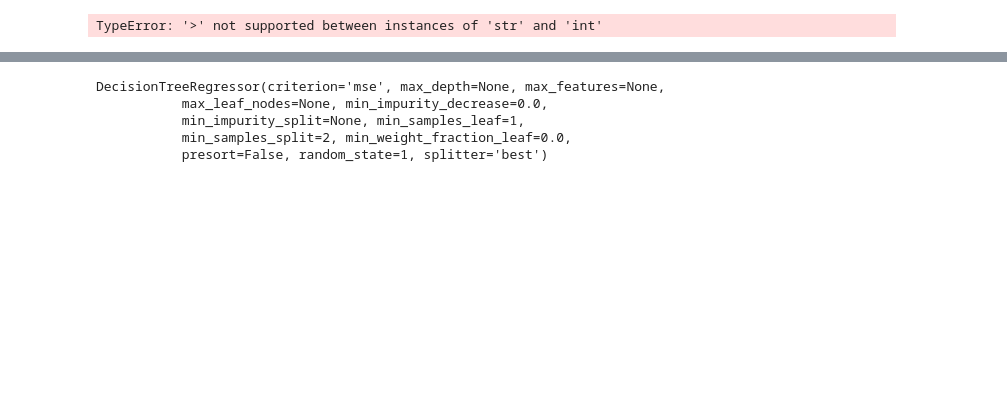
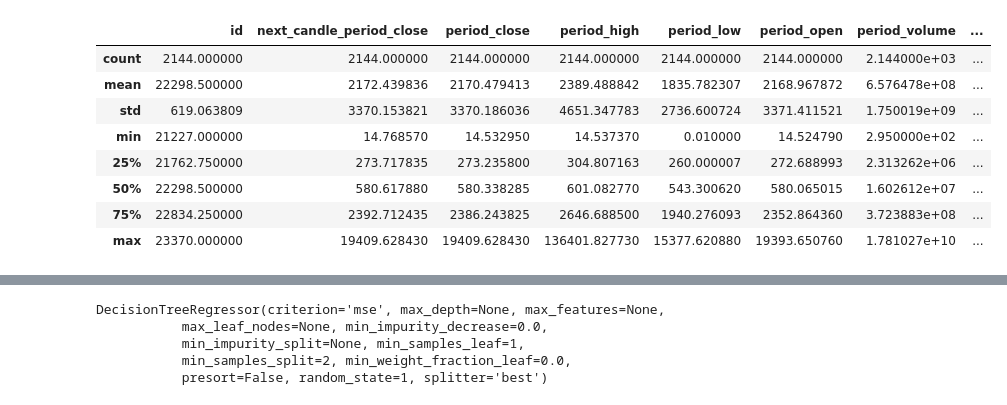
Before and after one commit to lauramayol/crypto_signal, a Jupyter notebook: crypto_signal/ML.ipynb, the cells around one changed output, grey strips where cells are left out. Cells and saved outputs as stored; diff of their text form; code cells hidden in the pictures; blank space fills up the shorter version.

```diff
--- a/crypto_signal/ML.ipynb
+++ b/crypto_signal/ML.ipynb
@@ -48,5 +113,12 @@ KeyError: True
-# %%
-import numpy as np
-df = df[(df.next_candle_period_close > 0)]
-# %% [output]
-TypeError: '>' not supported between instances of 'str' and 'int'
+# %%
+df.describe()
+# %% [output]
+|  | id | next_candle_period_close | period_close | period_high | period_low | period_open | period_volume | ... |
+| count | 2144.000000 | 2144.000000 | 2144.000000 | 2144.000000 | 2144.000000 | 2144.000000 | 2.144000e+03 | ... |
+| mean | 22298.500000 | 2172.439836 | 2170.479413 | 2389.488842 | 1835.782307 | 2168.967872 | 6.576478e+08 | ... |
+| std | 619.063809 | 3370.153821 | 3370.186036 | 4651.347783 | 2736.600724 | 3371.411521 | 1.750019e+09 | ... |
+| min | 21227.000000 | 14.768570 | 14.532950 | 14.537370 | 0.010000 | 14.524790 | 2.950000e+02 | ... |
+| 25% | 21762.750000 | 273.717835 | 273.235800 | 304.807163 | 260.000007 | 272.688993 | 2.313262e+06 | ... |
+| 50% | 22298.500000 | 580.617880 | 580.338285 | 601.082770 | 543.300620 | 580.065015 | 1.602612e+07 | ... |
+| 75% | 22834.250000 | 2392.712435 | 2386.243825 | 2646.688500 | 1940.276093 | 2352.864360 | 3.723883e+08 | ... |
+| max | 23370.000000 | 19409.628430 | 19409.628430 | 136401.827730 | 15377.620880 | 19393.650760 | 1.781027e+10 | ... |
```
Also changed, not shown: parts of 17 cells of this notebook, 1 other file.
